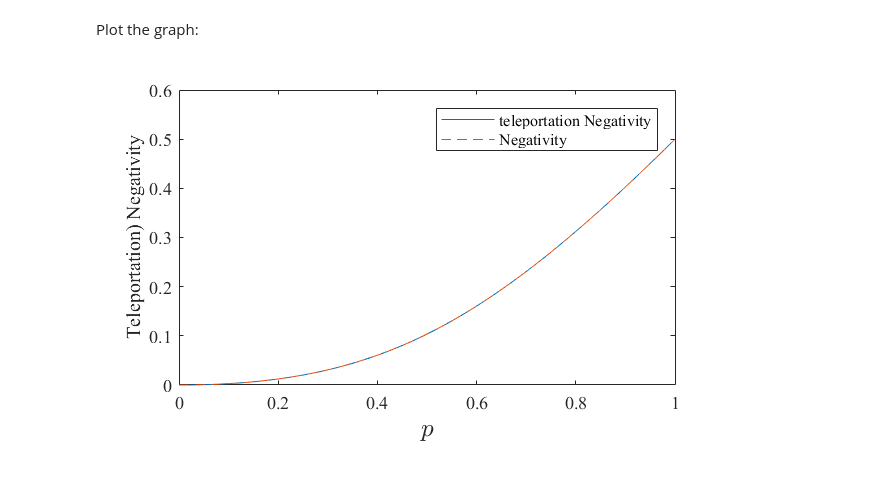
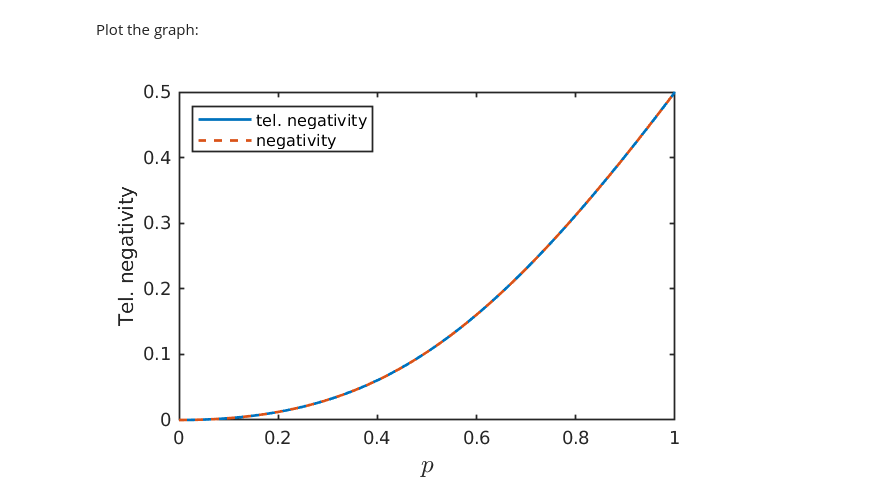
Before and after one commit to paulskrzypczyk/nonclassicalteleportation, a Jupyter notebook: Quantifying teleportation.ipynb, the cells around one changed output. Cells and saved outputs as stored; diff of their text form; code cells hidden in the pictures.

```diff
--- a/Quantifying teleportation.ipynb
+++ b/Quantifying teleportation.ipynb
@@ -256,12 +264,19 @@ for i = 1:npoints
 end
 # %% [markdown]
 Plot the graph:
-# %%
-plot(pv,TNv,pv,Nv,'--')
-ax = gca;
-legend({'teleportation Negativity','Negativity'})
-xlabel('$p$','Interpreter','latex','FontSize',14)
-ylabel('Teleportation) Negativity')
-set(gca,'FontName','Times')
-# %% [output]
-[figure, removed]
+# %%
+%plot inline
+
+plot(pv,TNv,pv,Nv,'--','LineWidth',1.5)
+legend({'tel. negativity','negativity'},'Location','northwest')
+xlabel('$p$','Interpreter','latex','FontSize',14)
+ylabel('Tel. negativity')
+
+Fig5 = gca;
+Fig5.FontName = 'Times';
+Fig5.LineWidth = 1;
+
+axis tight
+set(gcf, 'Units','centimeters', 'Position',[0 0 8.6 6.4])
+# %% [output]
+[figure, added]
```
Also changed, not shown: parts of 11 cells of this notebook, 4 other files.
